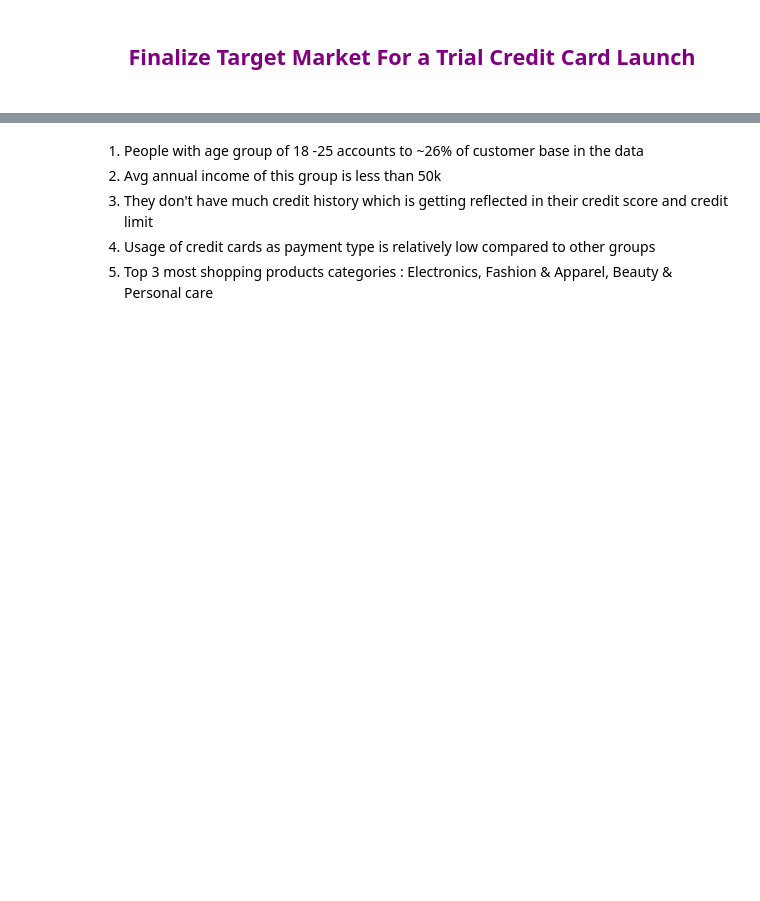
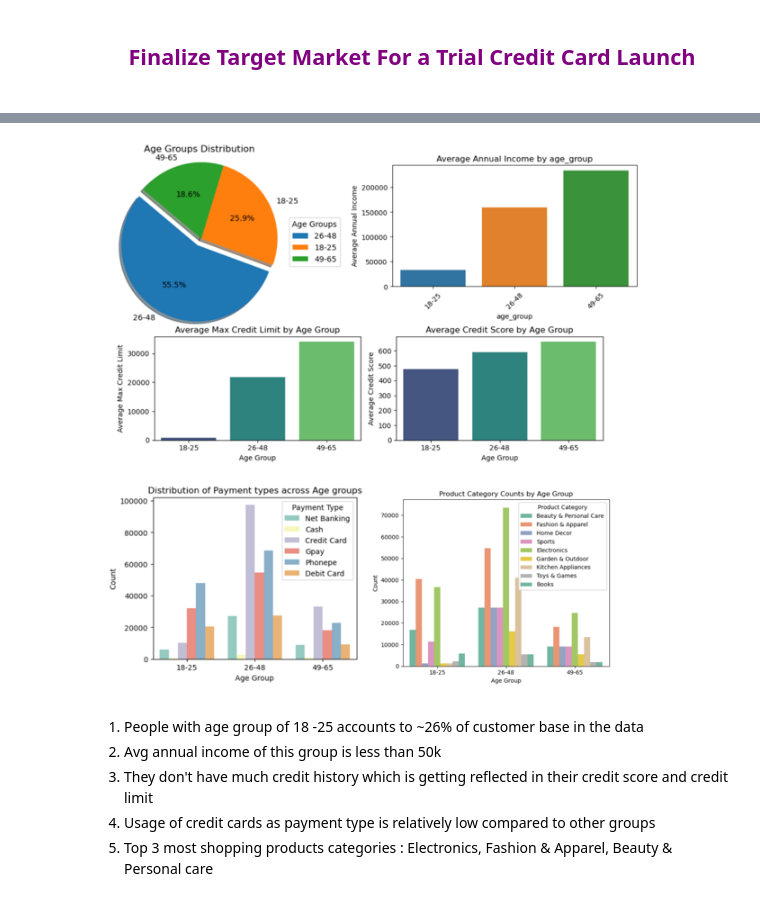
Before and after one commit to prabhu121995/AtliQ0-Bank-Credit-Card-Project, a Jupyter notebook: phase_1_atliqo_bank.ipynb, the cells around one changed output, grey strips where cells are left out. Cells and saved outputs as stored; diff of their text form; code cells hidden in the pictures; blank space fills up the shorter version.

```diff
--- a/phase_1_atliqo_bank.ipynb
+++ b/phase_1_atliqo_bank.ipynb
@@ -1471,3 +1468,8 @@ plt.show()
+# %%
+# Display an image
+Image(filename='./data/analysis.png')
+# %% [output]
+[figure, added]
 # %% [markdown]
 1. People with age group of 18 -25 accounts to ~26% of customer base in the data
 2. Avg annual income of this group is less than 50k
```
Also changed, not shown: parts of 2 cells of this notebook.
